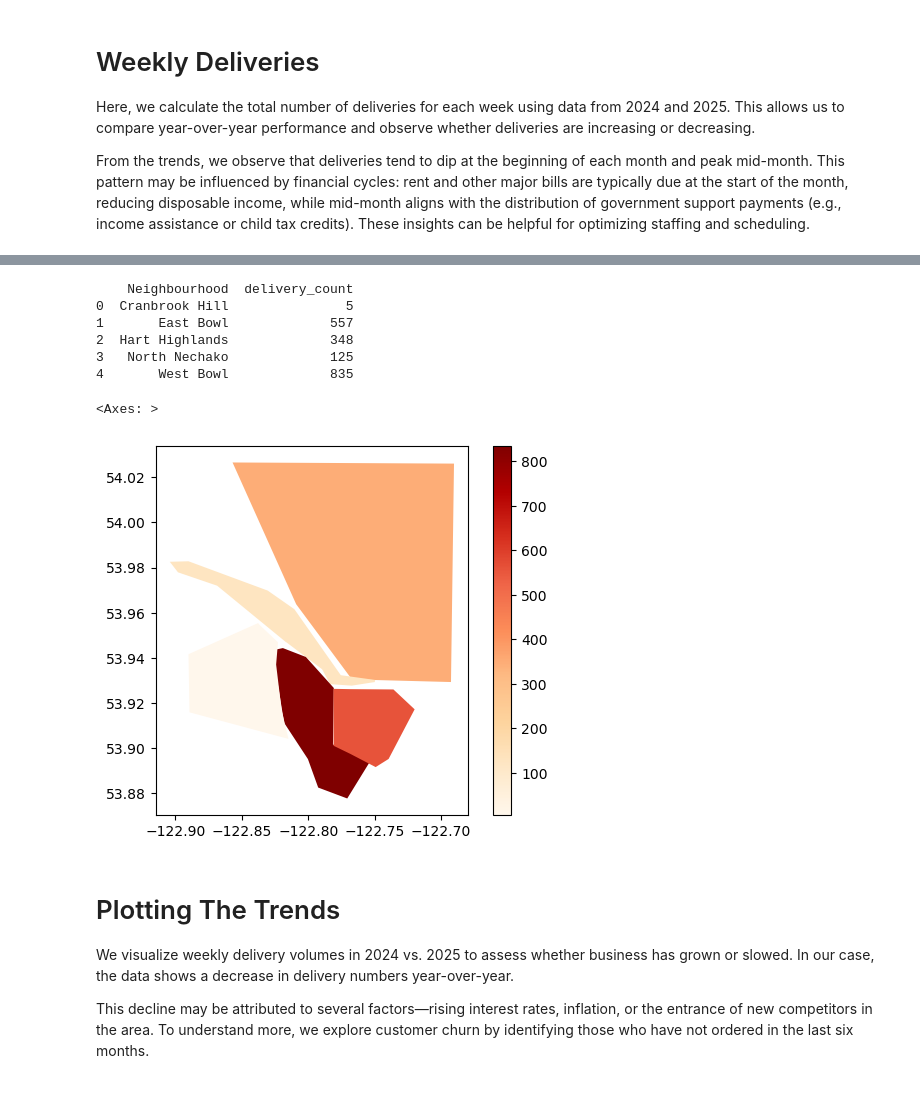
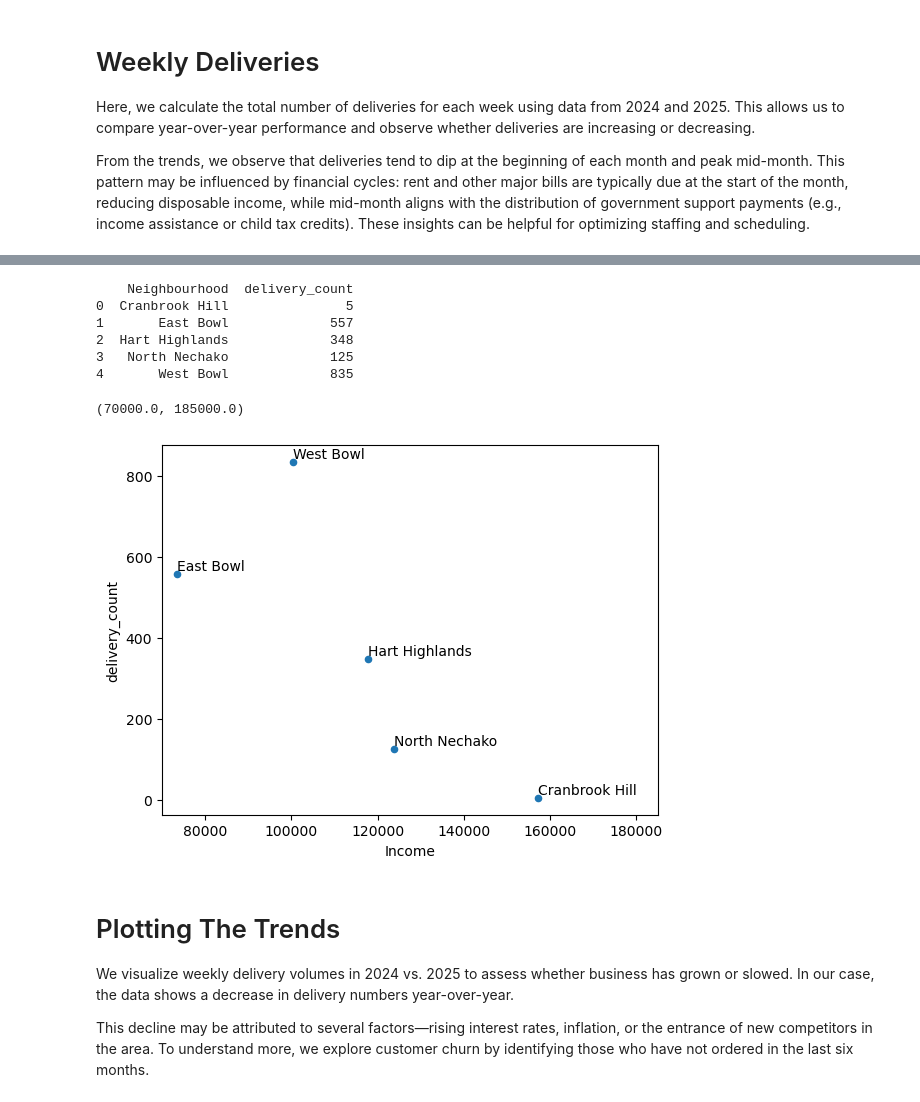
Before and after one commit to GurjinderJohal/Delivery-Analysis, a Jupyter notebook: Delivery-Analysis.ipynb, the cells around one changed output, grey strips where cells are left out. Saved outputs shown, nothing was run; the diff lists cells and outputs as text; code cells hidden in the pictures.

```diff
--- a/Delivery-Analysis.ipynb
+++ b/Delivery-Analysis.ipynb
@@ -167,37 +172,43 @@ In contrast, Cranbrook Hill, which has the highest average income, shows signifi
 # Load the GeoJSON
 gdf = gpd.read_file("neighbourhoods.geojson")
 
 # Load income data
 income_df = pd.read_csv("income_data.csv")
 
 # Load delivery data
 df_deliveries = pd.read_excel('geocoded_addresses.xlsx')
 
 geometry = [Point(xy) for xy in zip(df_deliveries.longitude, df_deliveries.latitude)]
 gdf_deliveries = gpd.GeoDataFrame(df_deliveries, geometry=geometry, crs=gdf.crs)
 
 # Spatial join
 gdf_joined = gpd.sjoin(gdf_deliveries, gdf, how="left", predicate="within") #now each delivery is tagged with the neighbourhoods
 
-# Count deliveries per neighborhood
+# Count deliveries per neighbourhood
 delivery_counts = gdf_joined.groupby("neighbourhood").size().reset_index(name="delivery_count")
 delivery_counts = delivery_counts.rename(columns={'neighbourhood':'Neighbourhood'})
+
 print(delivery_counts)
 # Merge delivery + income
 merged_df = delivery_counts.merge(income_df, on="Neighbourhood")
 gdf = gdf.rename(columns={'neighbourhood':'Neighbourhood'})
 
+
 gdf_summary = gdf.merge(merged_df, on="Neighbourhood")
-gdf_summary.plot(column="delivery_count",legend=True,cmap="OrRd")
+ax = merged_df.plot("Income","delivery_count",kind="scatter")
+for idx, row in merged_df.iterrows():
+    ax.annotate(row['Neighbourhood'],(row['Income'],row['delivery_count'] + 10))
+
+ax.set_xlim(70000,185000)
 # %% [output]
     Neighbourhood  delivery_count
 0  Cranbrook Hill               5
 1       East Bowl             557
 2  Hart Highlands             348
 3   North Nechako             125
 4       West Bowl             835
-<Axes: >
+(70000.0, 185000.0)
-[figure, old version]
+[figure, new version]
 # %% [markdown]
 # Plotting The Trends
 
```
Also changed, not shown: parts of 17 cells of this notebook.
